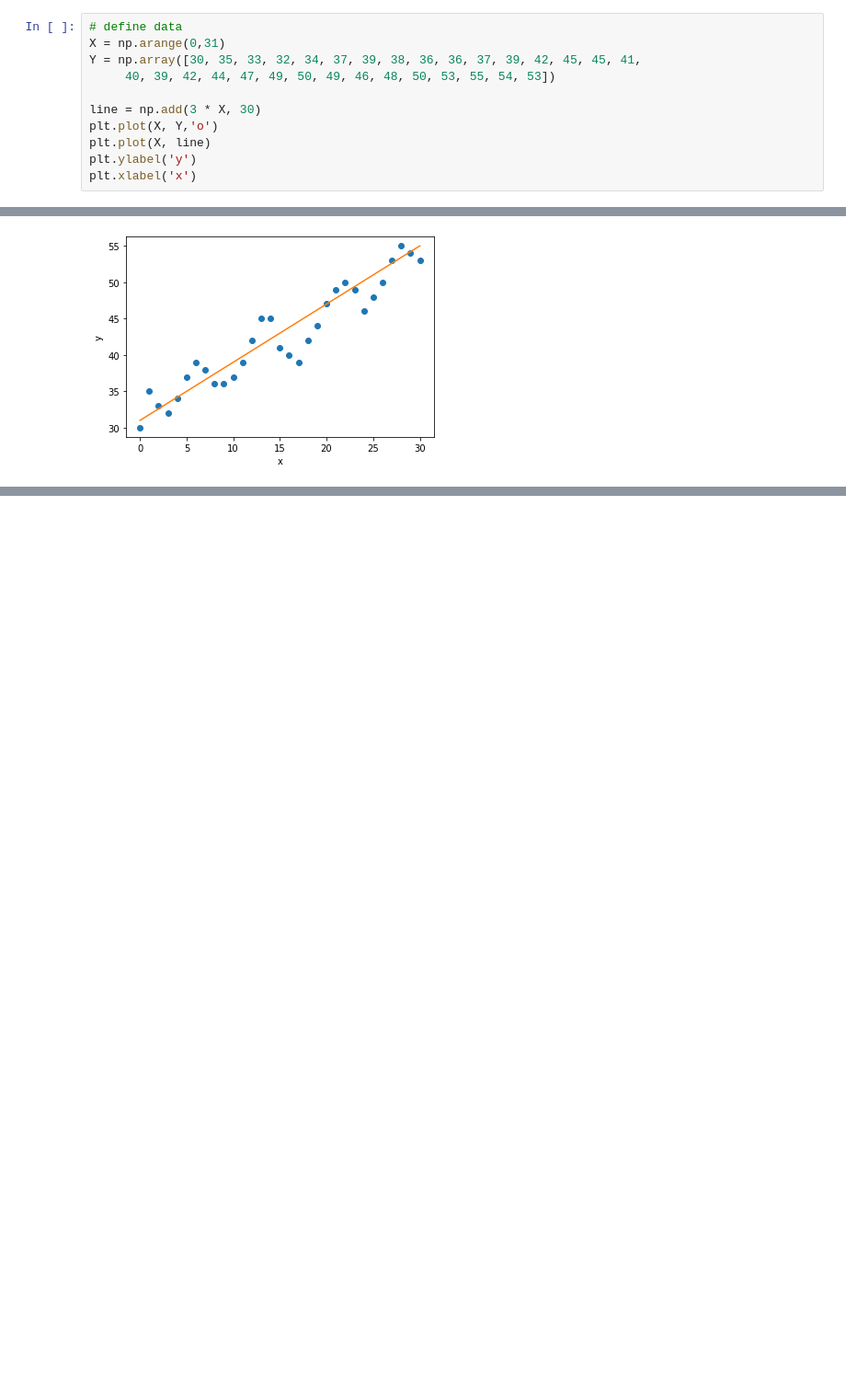
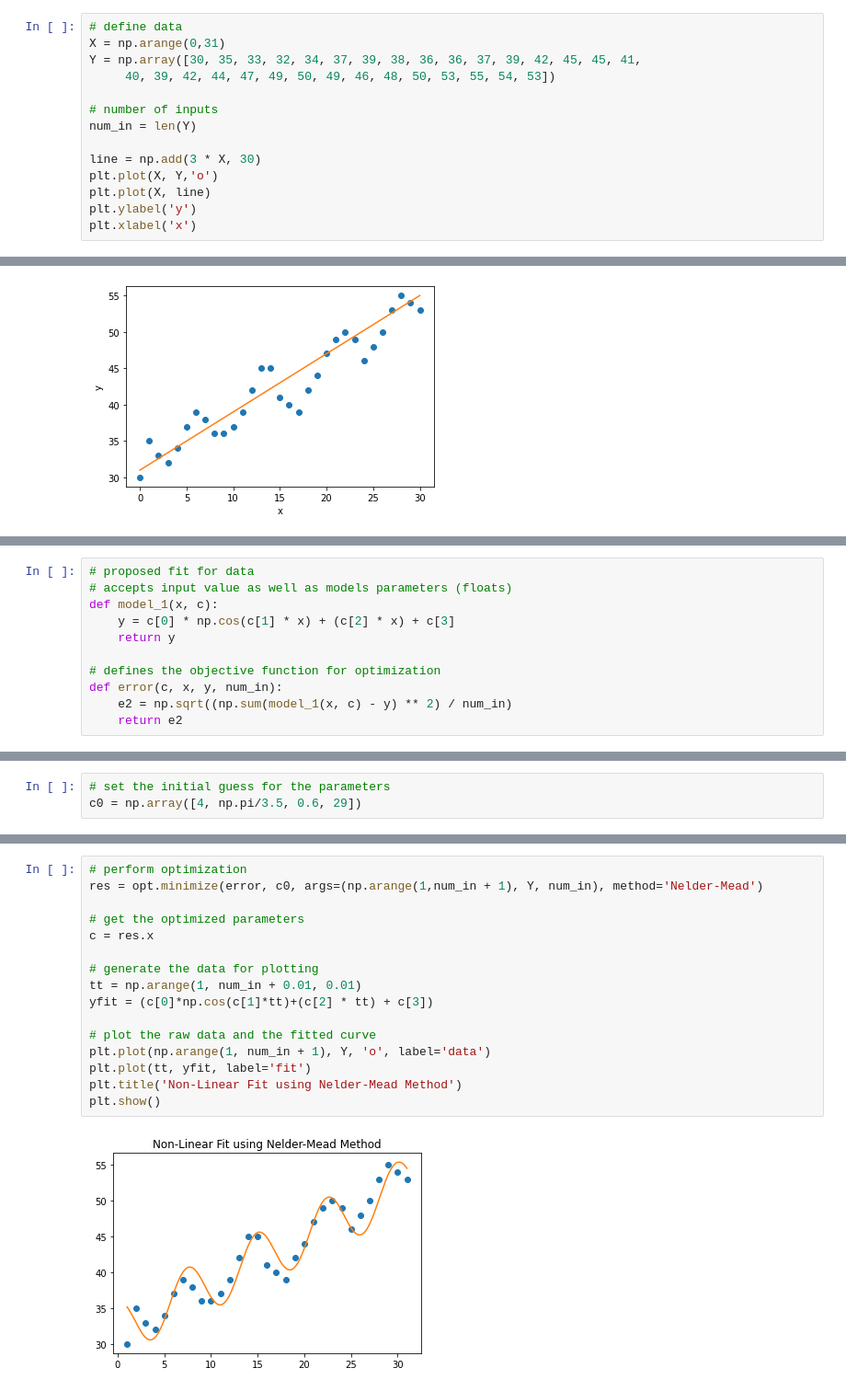
Before and after one commit to ewan-lister/EE-399, a Jupyter notebook: Homework/HW1/HW1_Report.ipynb, the cells around one changed output, grey strips where cells are left out. Shown at 92% size. Cells and saved outputs as stored; diff of their text form; blank space fills up the shorter version.

```diff
--- a/Homework/HW1/HW1_Report.ipynb
+++ b/Homework/HW1/HW1_Report.ipynb
@@ -47,6 +47,9 @@ X = np.arange(0,31)
 Y = np.array([30, 35, 33, 32, 34, 37, 39, 38, 36, 36, 37, 39, 42, 45, 45, 41,
      40, 39, 42, 44, 47, 49, 50, 49, 46, 48, 50, 53, 55, 54, 53])
 
+# number of inputs
+num_in = len(Y)
+
 line = np.add(3 * X, 30)
 plt.plot(X, Y,'o')
 plt.plot(X, line)
@@ -75,0 +99,11 @@ The result of this equation $E$ is equal to the total error between the model an
+# %%
+# proposed fit for data
+# accepts input value as well as models parameters (floats)
+def model_1(x, c):
+    y = c[0] * np.cos(c[1] * x) + (c[2] * x) + c[3]
+    return y
+
+# defines the objective function for optimization
+def error(c, x, y, num_in):
+    e2 = np.sqrt((np.sum(model_1(x, c) - y) ** 2) / num_in)
+    return e2
@@ -75,0 +112,3 @@ The result of this equation $E$ is equal to the total error between the model an
+# %%
+# set the initial guess for the parameters
+c0 = np.array([4, np.pi/3.5, 0.6, 29])
@@ -75,0 +117,18 @@ The result of this equation $E$ is equal to the total error between the model an
+# %%
+# perform optimization
+res = opt.minimize(error, c0, args=(np.arange(1,num_in + 1), Y, num_in), method='Nelder-Mead')
+
+# get the optimized parameters
+c = res.x
+
+# generate the data for plotting
+tt = np.arange(1, num_in + 0.01, 0.01)
+yfit = (c[0]*np.cos(c[1]*tt)+(c[2] * tt) + c[3])
+
+# plot the raw data and the fitted curve
+plt.plot(np.arange(1, num_in + 1), Y, 'o', label='data')
+plt.plot(tt, yfit, label='fit')
+plt.title('Non-Linear Fit using Nelder-Mead Method')
+plt.show()
+# %% [output]
+[figure, added]
```
Also changed, not shown: parts of 4 cells of this notebook.
